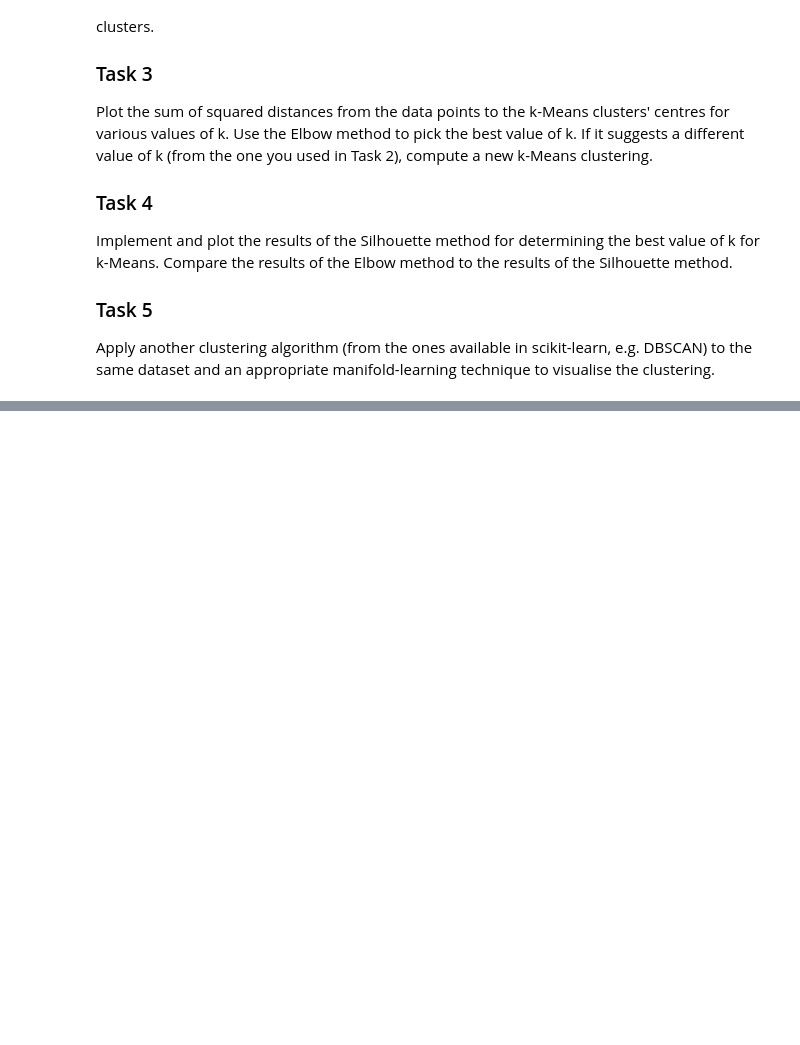
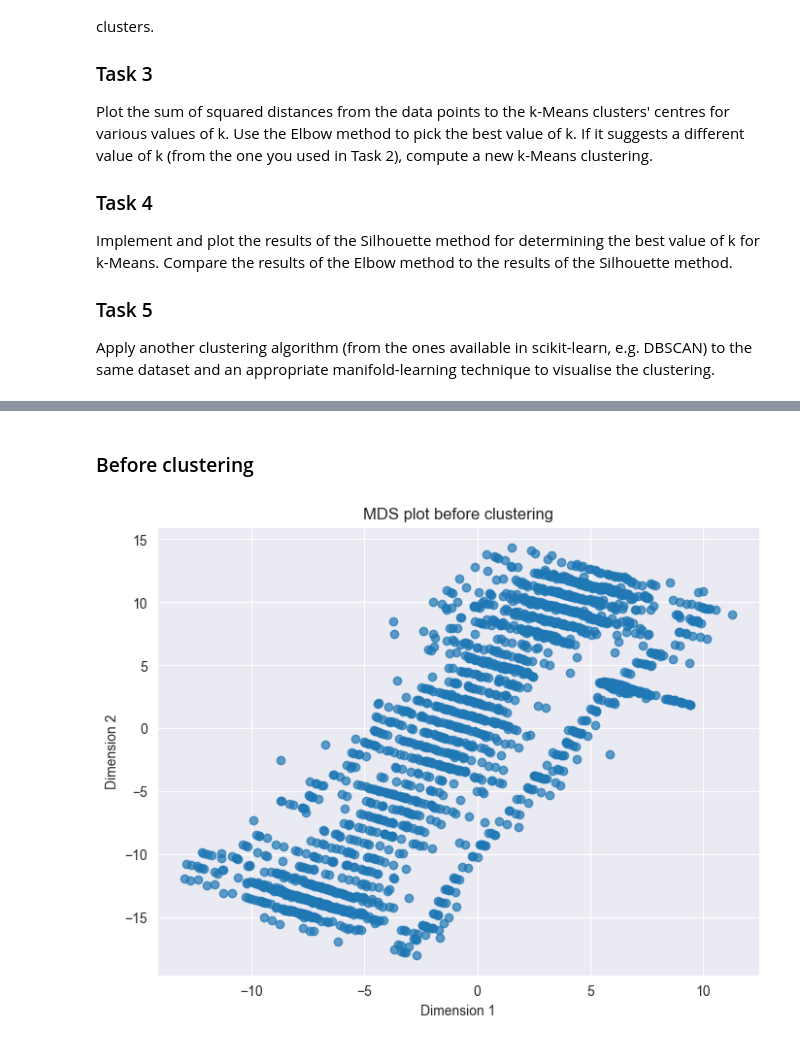
Before and after one commit to CraigPhayer/CS4168---DATA-MINING-LABS, a Jupyter notebook: Lab03/lab3.ipynb, the cells around one changed output, grey strips where cells are left out. Saved outputs shown, nothing was run; the diff lists cells and outputs as text; code cells hidden in the pictures; blank space fills up the shorter version.

```diff
--- a/Lab03/lab3.ipynb
+++ b/Lab03/lab3.ipynb
@@ -29,0 +46,4 @@ Apply another clustering algorithm (from the ones available in scikit-learn, e.g
+# %%
+df = pd.read_csv('../Data/bank_data_prep.csv')
+
+df.head(15)
@@ -29,0 +100,36 @@ Apply another clustering algorithm (from the ones available in scikit-learn, e.g
+# %%
+def plot_mds(data, labels=None, title="MDS plot of data"):
+    mds = MDS(n_components=2, random_state=42)
+    mds_transformed = mds.fit_transform(data)
+
+    plt.figure(figsize=(8,6))
+    scatter_plt = plt.scatter(mds_transformed[:, 0], mds_transformed[:, 1], c=labels, cmap="viridis", alpha=.7)
+
+    if labels is not None:
+        plt.colorbar(scatter_plt, label="Cluster")
+
+    plt.title(title)
+    plt.xlabel("Dimension 1")
+    plt.ylabel("Dimension 2")
+    plt.show()
+
+def plot_tsne(data, labels=None, title="t-SNE plot of data"):
+    tsne = TSNE(n_components=2, random_state=42)
+    tsne_transformed = tsne.fit_transform(data)
+
+    plt.figure(figsize=(8,6))
+    scatter_plt = plt.scatter(tsne_transformed[:, 0], tsne_transformed[:, 1], c=labels, cmap="viridis", alpha=.7)
+
+    if labels is not None:
+        plt.colorbar(scatter_plt, label="Cluster")
+
+    plt.title(title)
+    plt.xlabel("Dimension 1")
+    plt.ylabel("Dimension 2")
+    plt.show()
+# %% [markdown]
+### Before clustering
+# %%
+plot_mds(df, title="MDS plot before clustering")
+# %% [output]
+[figure, added]
```
Also changed, not shown: parts of 14 cells of this notebook.
